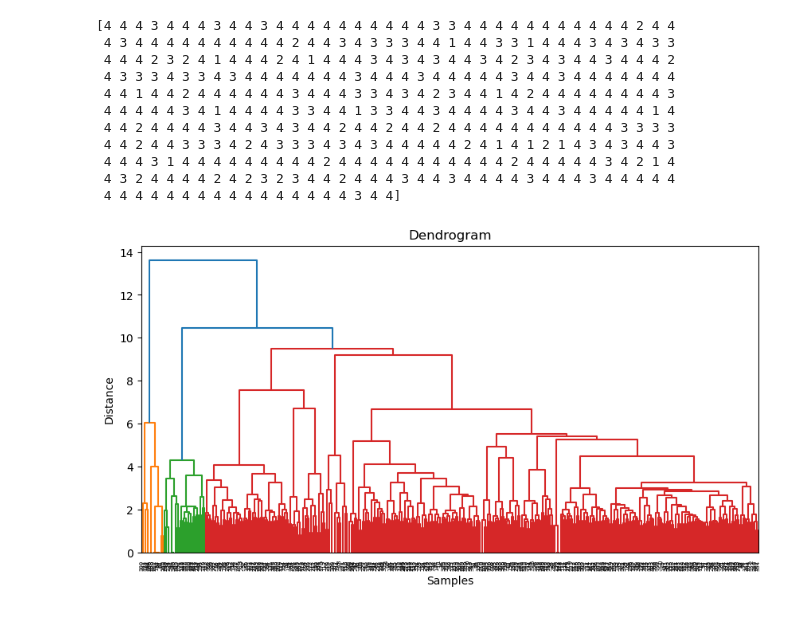
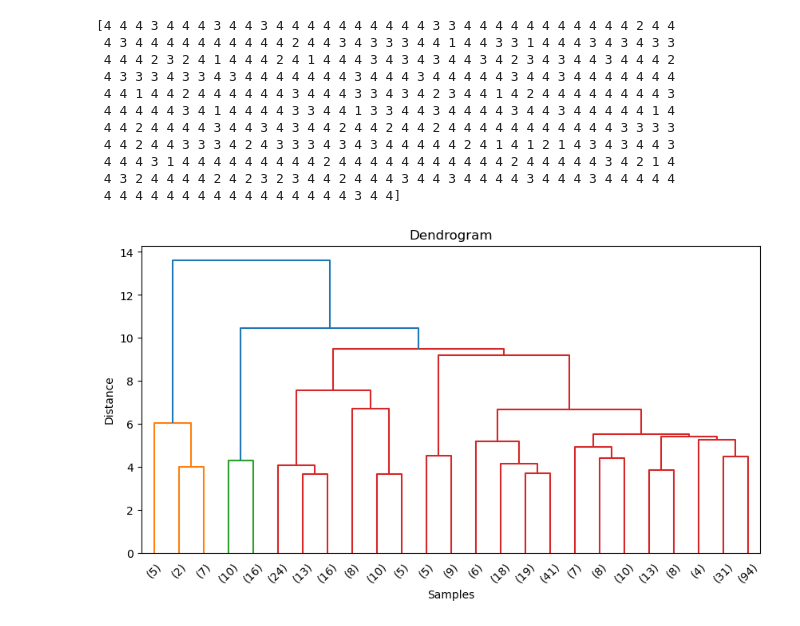
Before and after one commit to shreyasagrawal/Survey-Analysis-NLP, a Jupyter notebook: clustering.ipynb, the cells around one changed output. Saved outputs shown, nothing was run; the diff lists cells and outputs as text; code cells hidden in the pictures.

```diff
--- a/clustering.ipynb
+++ b/clustering.ipynb
@@ -17,0 +16,2 @@ records = responses['What are things that make you glad to live in Grinnell?  ']
+# %%
+records = responses.iloc[:, 1].dropna()
@@ -180,16 +178,16 @@ print(labels)
 # %%
 
 from scipy.cluster.hierarchy import dendrogram
 import matplotlib.pyplot as plt
 
 # create dendrogram
 fig = plt.figure(figsize=(10, 5))
-dn = dendrogram(Z)
+dn = dendrogram(Z, truncate_mode='lastp', p=25)
 
 # add labels to the plot
 plt.title("Dendrogram")
 plt.xlabel("Samples")
 plt.ylabel("Distance")
 plt.show()
 # %% [output]
-[figure, old version]
+[figure, new version]
```
Also changed, not shown: parts of 6 cells of this notebook.
